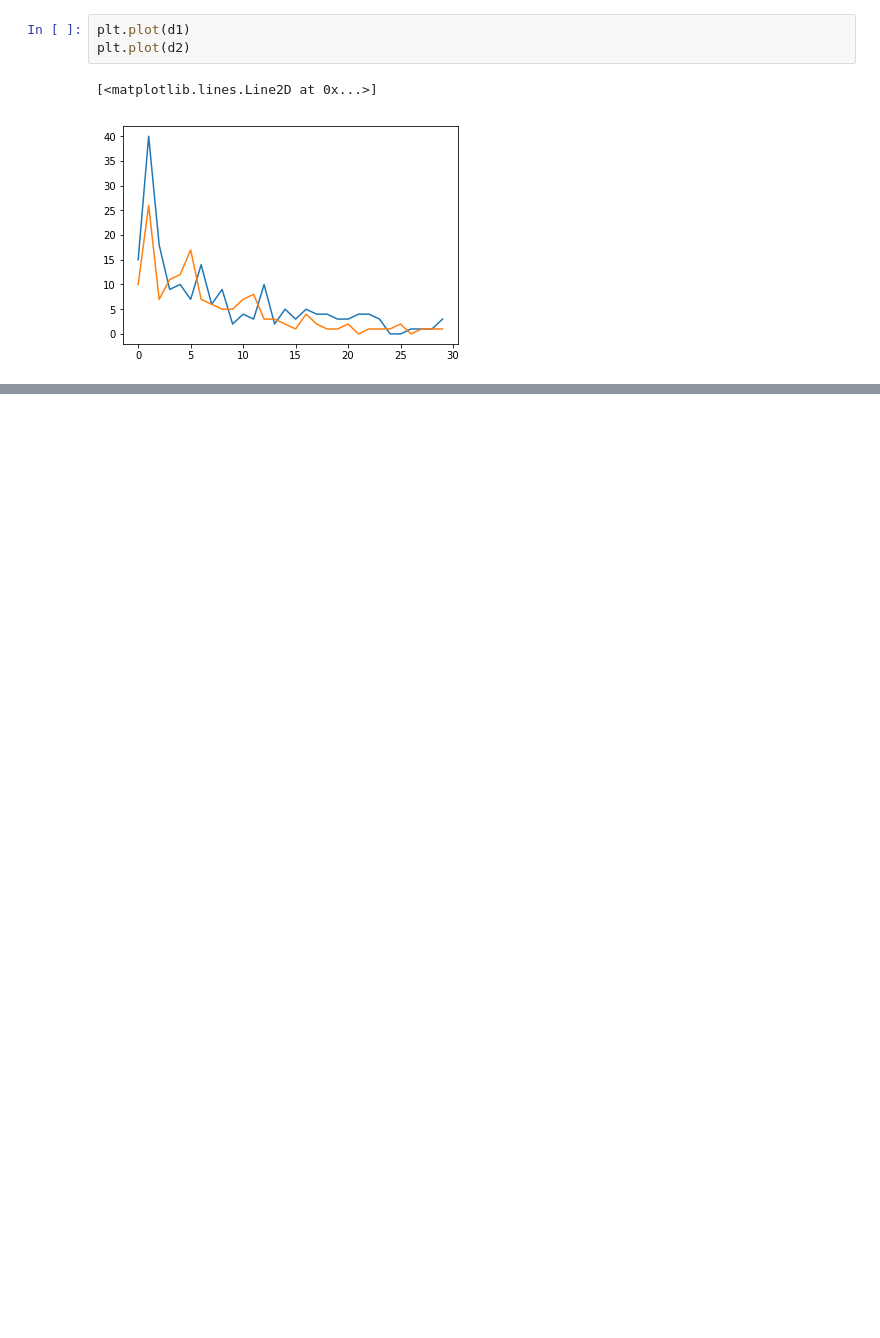
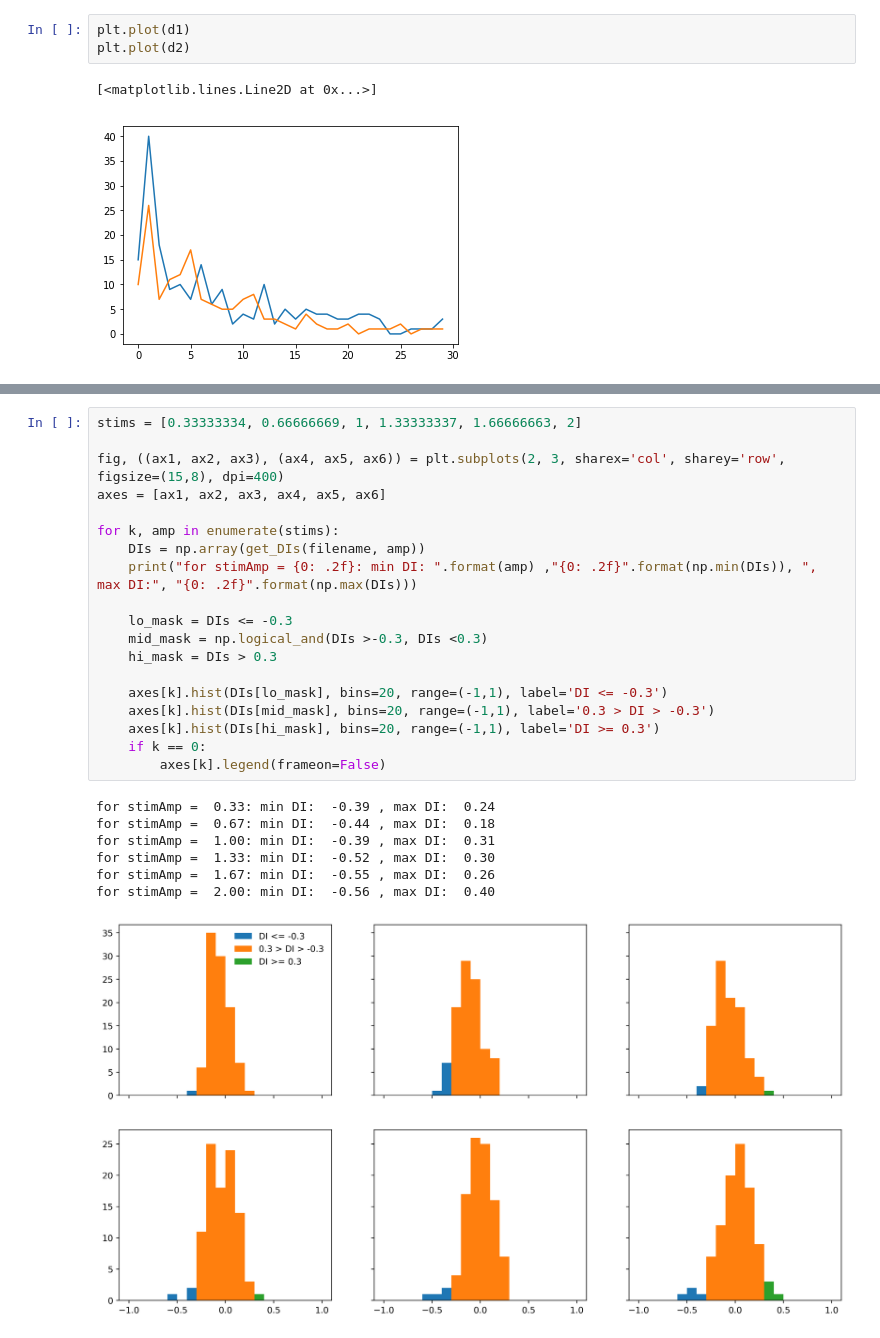
Before and after one commit to ge00rg/LabRotSprekeler, a Jupyter notebook: ROC.ipynb, the cells around one changed output, grey strips where cells are left out. Drawn from its saved outputs; the diff is of its cells as text; blank space fills up the shorter version.

```diff
--- a/ROC.ipynb
+++ b/ROC.ipynb
@@ -222,0 +249,27 @@ np.sum(fp)
+# %%
+stims = [0.33333334, 0.66666669, 1, 1.33333337, 1.66666663, 2]
+
+fig, ((ax1, ax2, ax3), (ax4, ax5, ax6)) = plt.subplots(2, 3, sharex='col', sharey='row', figsize=(15,8), dpi=400)
+axes = [ax1, ax2, ax3, ax4, ax5, ax6]
+
+for k, amp in enumerate(stims):
+    DIs = np.array(get_DIs(filename, amp))
+    print("for stimAmp = {0: .2f}: min DI: ".format(amp) ,"{0: .2f}".format(np.min(DIs)), ", max DI:", "{0: .2f}".format(np.max(DIs)))
+
+    lo_mask = DIs <= -0.3
+    mid_mask = np.logical_and(DIs >-0.3, DIs <0.3)
+    hi_mask = DIs > 0.3
+
+    axes[k].hist(DIs[lo_mask], bins=20, range=(-1,1), label='DI <= -0.3')
+    axes[k].hist(DIs[mid_mask], bins=20, range=(-1,1), label='0.3 > DI > -0.3')
+    axes[k].hist(DIs[hi_mask], bins=20, range=(-1,1), label='DI >= 0.3')
+    if k == 0:
+        axes[k].legend(frameon=False)
+# %% [output]
+for stimAmp =  0.33: min DI:  -0.39 , max DI:  0.24
+for stimAmp =  0.67: min DI:  -0.44 , max DI:  0.18
+for stimAmp =  1.00: min DI:  -0.39 , max DI:  0.31
+for stimAmp =  1.33: min DI:  -0.52 , max DI:  0.30
+for stimAmp =  1.67: min DI:  -0.55 , max DI:  0.26
+for stimAmp =  2.00: min DI:  -0.56 , max DI:  0.40
+[figure, added]
```
Also changed, not shown: parts of 10 cells of this notebook, 1 other file.
